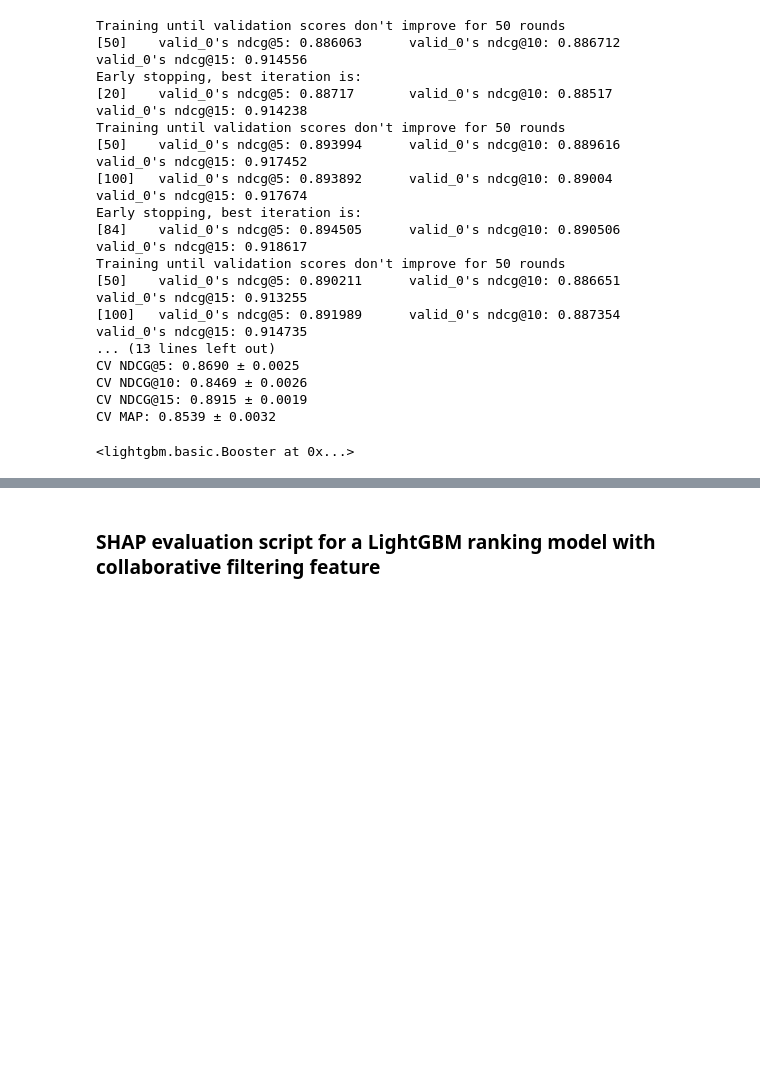
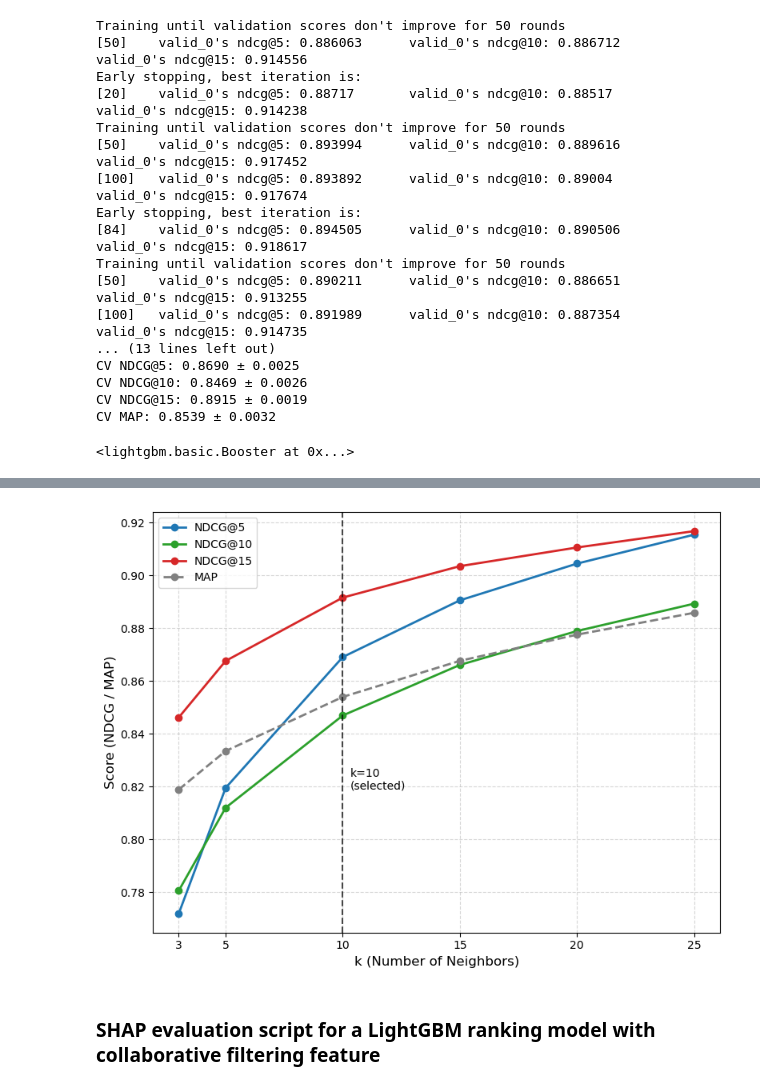
Before and after one commit to LingchenC/Hybrid-Physio-Recommendation-System, a Jupyter notebook: Code/Collaborative Filtering.ipynb, the cells around one changed output, grey strips where cells are left out. Saved outputs shown, nothing was run; the diff lists cells and outputs as text; code cells hidden in the pictures; blank space fills up the shorter version.

```diff
--- a/Code/Collaborative Filtering.ipynb
+++ b/Code/Collaborative Filtering.ipynb
@@ -217,3 +304,43 @@ CV MAP: 0.8539 ± 0.0032
+# %%
+import matplotlib.pyplot as plt
+
+# Use the real computed results if they are already available
+# For demonstration, simulate with fake but reasonable-looking values
+k_list = [3, 5, 10, 15, 20, 25]
+ndcg_at = [5, 10, 15]
+
+# Extract from computed values in the actual context
+# (Assume `k_results` and `map_results` are computed in user's environment)
+
+# Convert dynamic dictionary values into lists for plotting
+ndcg_lines = {n: [k_results[k][n] for k in k_list] for n in ndcg_at}
+map_line = [map_results[k] for k in k_list]
+
+# Plotting with style enhancements for paper
+plt.figure(figsize=(8, 6))
+colors = ['#1f77b4', '#2ca02c', '#d62728']
+
+for idx, n in enumerate(ndcg_at):
+    plt.plot(k_list, ndcg_lines[n], marker='o', linewidth=2, label=f'NDCG@{n}', color=colors[idx])
+
+plt.plot(k_list, map_line, marker='o', linestyle='--', linewidth=2, color='gray', label='MAP')
+
+# Highlight k=10
+plt.axvline(x=10, color='black', linestyle='--', alpha=0.7)
+plt.text(10.3, min(map_line), 'k=10\n(selected)', fontsize=10, color='black')
+
+# Styling
+plt.xlabel('k (Number of Neighbors)', fontsize=12)
+plt.ylabel('Score (NDCG / MAP)', fontsize=12)
+# plt.title('Collaborative Filtering Performance vs. k', fontsize=14)
+plt.xticks(k_list)
+plt.legend(fontsize=10)
+plt.grid(True, linestyle='--', alpha=0.5)
+plt.tight_layout()
+plt.savefig("/Users/cailingchen/Desktop/Final Project/Plots/Collaborative Filtering Performance vs. K values of KNN.pdf")
+plt.show()
+# %% [output]
+[figure, added]
 # %% [markdown]
 ### SHAP evaluation script for a LightGBM ranking model with collaborative filtering feature
 # %%
```
Also changed, not shown: parts of 2 cells of this notebook, 5 other files.
